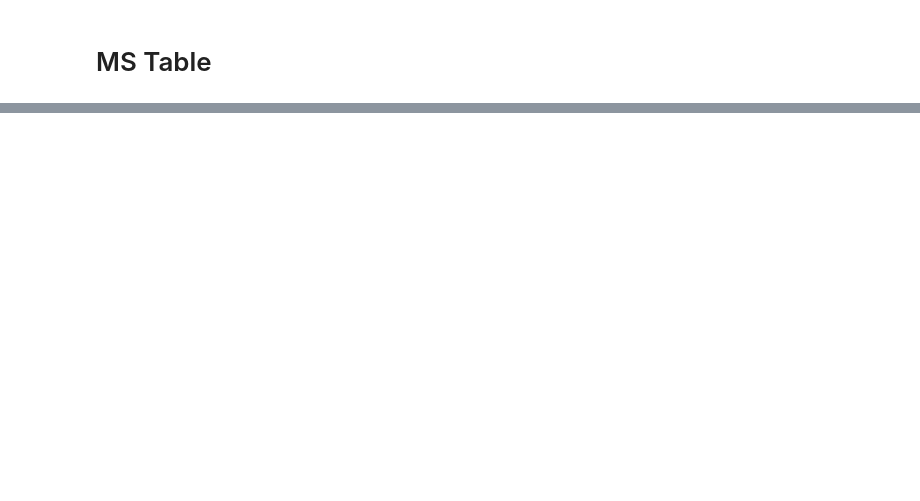
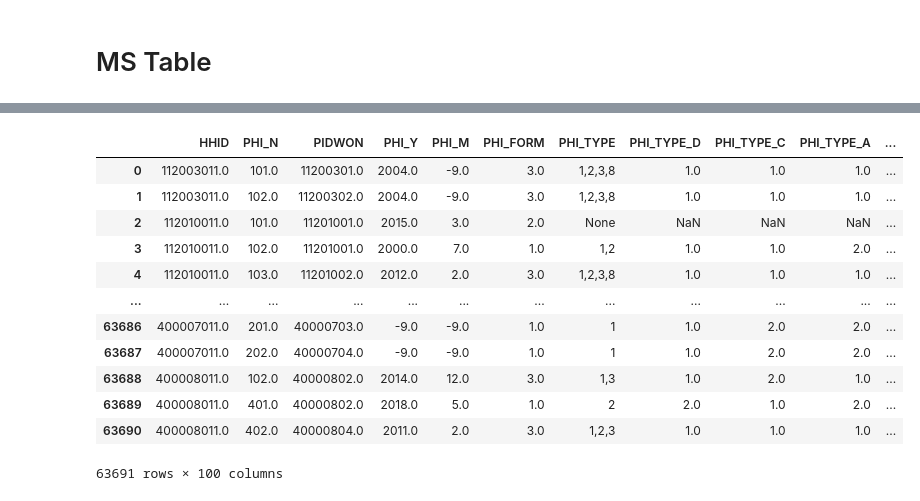
Before and after one commit to skqorrla/HK-M-Project, a Jupyter notebook: 01_Preprocessing_Pipeline.ipynb, the cells around one changed output, grey strips where cells are left out. Saved outputs shown, nothing was run; the diff lists cells and outputs as text; code cells hidden in the pictures; blank space fills up the shorter version.

```diff
--- a/01_Preprocessing_Pipeline.ipynb
+++ b/01_Preprocessing_Pipeline.ipynb
@@ -273,0 +532,16 @@ phi_disease.head()
+# %%
+impute_nan0_hh = ['CUSTM_BENF1_D', 'CUSTM_BENF2_D','CUSTM_BENF3_D','CUSTM_BENF4_D','H_INC4','H_OOP','HEXP3']
+impute_nan6_hh = ['OTC_BUY1','OTC_BUY2','OTC_BUY3']
+impute_9mean_hh = ['H_INC1','H_INC2','H_INC3','H_INC4','H_INC5','H_INC6','H_INC7','H_INC_TOT','H_INC_MON','MED_SUP','HEXP3']
+encoding_hh = ['OTC_BUY1','OTC_BUY2','OTC_BUY3']
+# %%
+hh_pipeline = Pipeline([
+    ('Imputer_1', ValueImputer(columns=impute_nan0_hh, missing_value=np.nan, fill_value=0)),
+    ('Imputer_2', ValueImputer(columns=impute_nan6_hh, missing_value=np.nan, fill_value=6)),
+    ('Imputer_3', SimpleImputer(strategy='constant')),
+    ('Column', ColumnsWithList(from_columns=encoding_hh, to_column='OTC_BUY')),
+    ('Encoding', ManyHotEncoding(columns='OTC_BUY', prefix='OTC'))
+])
+# %%
+hh_piped = hh_pipeline.fit_transform(hh)
+hh_piped.head()
@@ -273,0 +574,20 @@ phi_disease.head()
+# %%
+phi_ind = pd.merge(phi_piped, tmp, on=['PIDWON','D_YEAR'], how='left')
+# %%
+# 가구데이터 추가
+except_ms = pd.merge(phi_ind, hh_piped, on=["HHID", "D_YEAR"], how='left')
+except_ms
+# %% [output]
+|  | HHID | PHI_N | PIDWON | PHI_Y | PHI_M | PHI_FORM | PHI_TYPE | PHI_TYPE_D | PHI_TYPE_C | PHI_TYPE_A | ... |
+| 0 | 112003011.0 | 101.0 | 11200301.0 | 2004.0 | -9.0 | 3.0 | 1,2,3,8 | 1.0 | 1.0 | 1.0 | ... |
+| 1 | 112003011.0 | 102.0 | 11200302.0 | 2004.0 | -9.0 | 3.0 | 1,2,3,8 | 1.0 | 1.0 | 1.0 | ... |
+| 2 | 112010011.0 | 101.0 | 11201001.0 | 2015.0 | 3.0 | 2.0 | None | NaN | NaN | NaN | ... |
+| 3 | 112010011.0 | 102.0 | 11201001.0 | 2000.0 | 7.0 | 1.0 | 1,2 | 1.0 | 1.0 | 2.0 | ... |
+| 4 | 112010011.0 | 103.0 | 11201002.0 | 2012.0 | 2.0 | 3.0 | 1,2,3,8 | 1.0 | 1.0 | 1.0 | ... |
+| ... | ... | ... | ... | ... | ... | ... | ... | ... | ... | ... | ... |
+| 63686 | 400007011.0 | 201.0 | 40000703.0 | -9.0 | -9.0 | 1.0 | 1 | 1.0 | 2.0 | 2.0 | ... |
+| 63687 | 400007011.0 | 202.0 | 40000704.0 | -9.0 | -9.0 | 1.0 | 1 | 1.0 | 2.0 | 2.0 | ... |
+| 63688 | 400008011.0 | 102.0 | 40000802.0 | 2014.0 | 12.0 | 3.0 | 1,3 | 1.0 | 2.0 | 1.0 | ... |
+| 63689 | 400008011.0 | 401.0 | 40000802.0 | 2018.0 | 5.0 | 1.0 | 2 | 2.0 | 1.0 | 2.0 | ... |
+| 63690 | 400008011.0 | 402.0 | 40000804.0 | 2011.0 | 2.0 | 3.0 | 1,2,3 | 1.0 | 1.0 | 1.0 | ... |
+63691 rows × 100 columns
```
Also changed, not shown: parts of 33 cells of this notebook.
